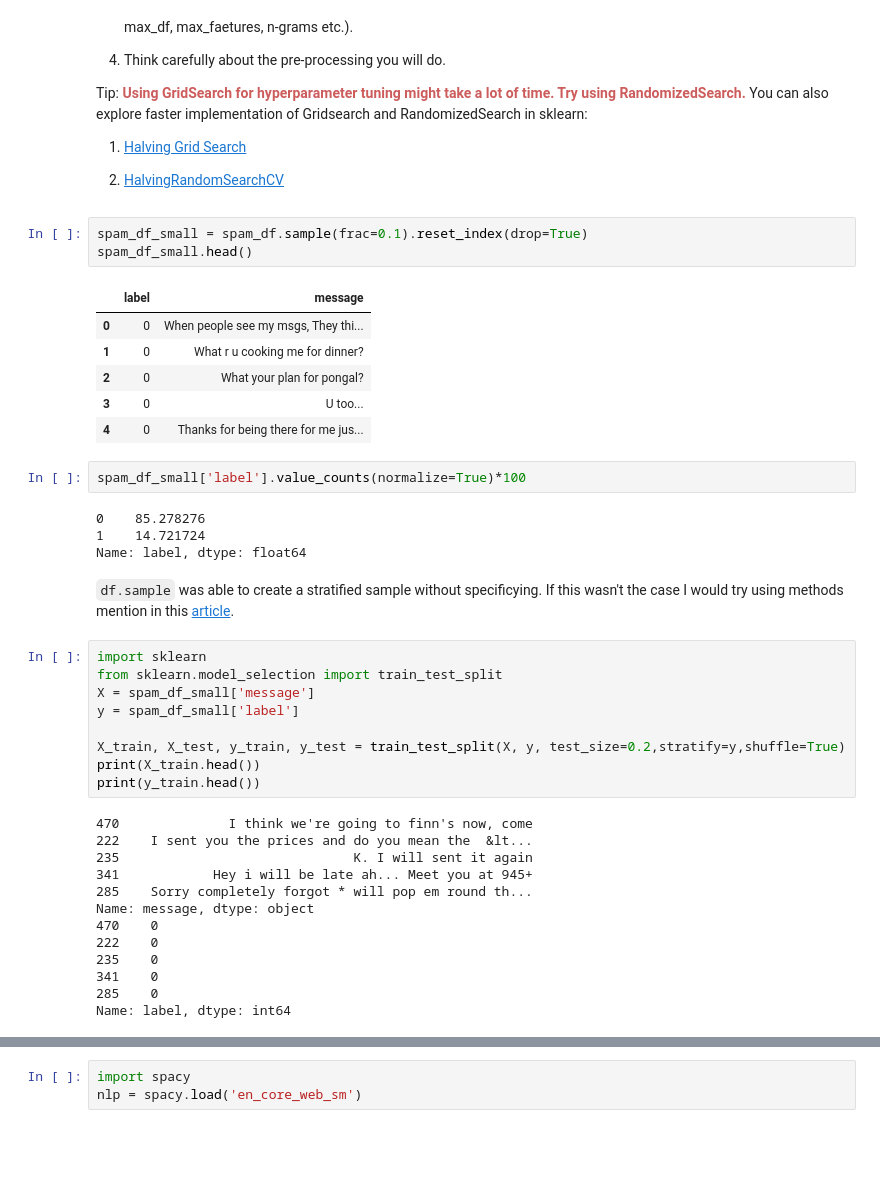
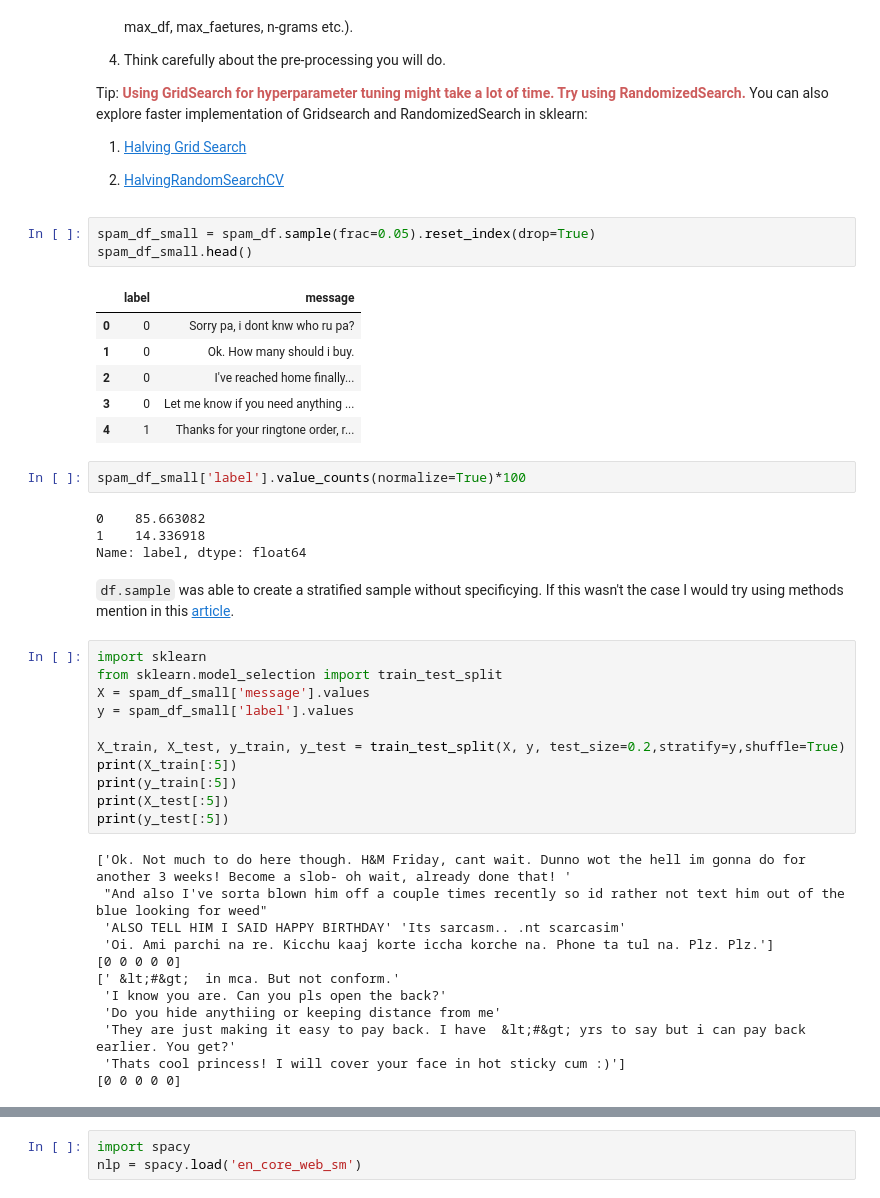
Before and after one commit to harikrishnad1997/BUAN_6342_Applied_Natural_Language_Processing, a Jupyter notebook: HW/2_Spam_Detection_s24.ipynb, the cells around one changed output, grey strips where cells are left out. Drawn from its saved outputs; the diff is of its cells as text; blank space fills up the shorter version.

```diff
--- a/HW/2_Spam_Detection_s24.ipynb
+++ b/HW/2_Spam_Detection_s24.ipynb
@@ -107,45 +107,46 @@ Tip: <font color = 'indianred'>**Using GridSearch for hyperparameter tuning migh
 
 2. [HalvingRandomSearchCV](https://scikit-learn.org/stable/modules/generated/sklearn.model_selection.HalvingRandomSearchCV.html?highlight=halving#sklearn.model_selection.HalvingRandomSearchCV)
 # %%
-spam_df_small = spam_df.sample(frac=0.1).reset_index(drop=True)
+spam_df_small = spam_df.sample(frac=0.05).reset_index(drop=True)
 spam_df_small.head()
 # %% [output]
 |  | label | message |
-| 0 | 0 | When people see my msgs, They thi... |
-| 1 | 0 | What r u cooking me for dinner? |
-| 2 | 0 | What your plan for pongal? |
-| 3 | 0 | U too... |
-| 4 | 0 | Thanks for being there for me jus... |
+| 0 | 0 | Sorry pa, i dont knw who ru pa? |
+| 1 | 0 | Ok. How many should i buy. |
+| 2 | 0 | I've reached home finally... |
+| 3 | 0 | Let me know if you need anything ... |
+| 4 | 1 | Thanks for your ringtone order, r... |
 # %%
 spam_df_small['label'].value_counts(normalize=True)*100
 # %% [output]
-0    85.278276
-1    14.721724
+0    85.663082
+1    14.336918
 Name: label, dtype: float64
 # %% [markdown]
 `df.sample` was able to create a stratified sample without specificying. If this wasn't the case I would try using methods mention in this [article](https://www.statology.org/stratified-sampling-pandas/).
 # %%
 import sklearn
 from sklearn.model_selection import train_test_split
-X = spam_df_small['message']
-y = spam_df_small['label']
+X = spam_df_small['message'].values
+y = spam_df_small['label'].values
 
 X_train, X_test, y_train, y_test = train_test_split(X, y, test_size=0.2,stratify=y,shuffle=True)
-print(X_train.head())
-print(y_train.head())
+print(X_train[:5])
+print(y_train[:5])
+print(X_test[:5])
+print(y_test[:5])
 # %% [output]
-470              I think we're going to finn's now, come
-222    I sent you the prices and do you mean the  &lt...
-235                              K. I will sent it again
-341            Hey i will be late ah... Meet you at 945+
-285    Sorry completely forgot * will pop em round th...
-Name: message, dtype: object
-470    0
-222    0
-235    0
-341    0
-285    0
-Name: label, dtype: int64
+['Ok. Not much to do here though. H&M Friday, cant wait. Dunno wot the hell im gonna do for another 3 weeks! Become a slob- oh wait, already done that! '
+ "And also I've sorta blown him off a couple times recently so id rather not text him out of the blue looking for weed"
+ 'ALSO TELL HIM I SAID HAPPY BIRTHDAY' 'Its sarcasm.. .nt scarcasim'
+ 'Oi. Ami parchi na re. Kicchu kaaj korte iccha korche na. Phone ta tul na. Plz. Plz.']
+[0 0 0 0 0]
+[' &lt;#&gt;  in mca. But not conform.'
+ 'I know you are. Can you pls open the back?'
+ 'Do you hide anythiing or keeping distance from me'
+ 'They are just making it easy to pay back. I have  &lt;#&gt; yrs to say but i can pay back earlier. You get?'
+ 'Thats cool princess! I will cover your face in hot sticky cum :)']
+[0 0 0 0 0]
 # %%
 import sys
 if 'google.colab' in str(get_ipython()):
```
Also changed, not shown: parts of 21 cells of this notebook, 2 other files.
